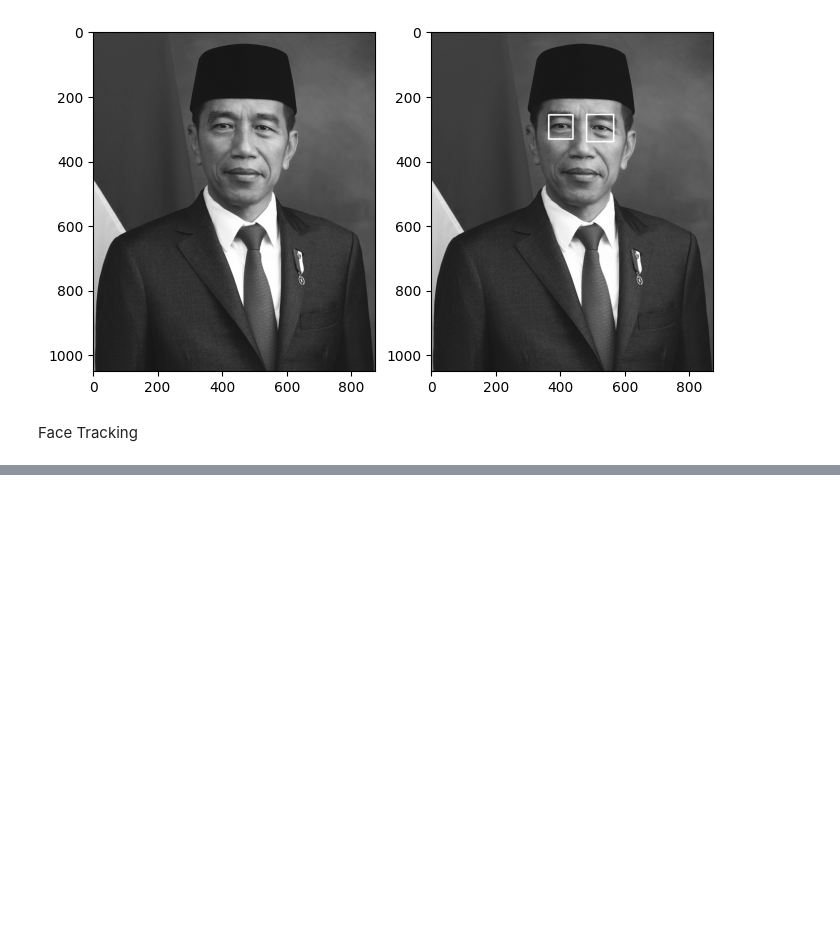
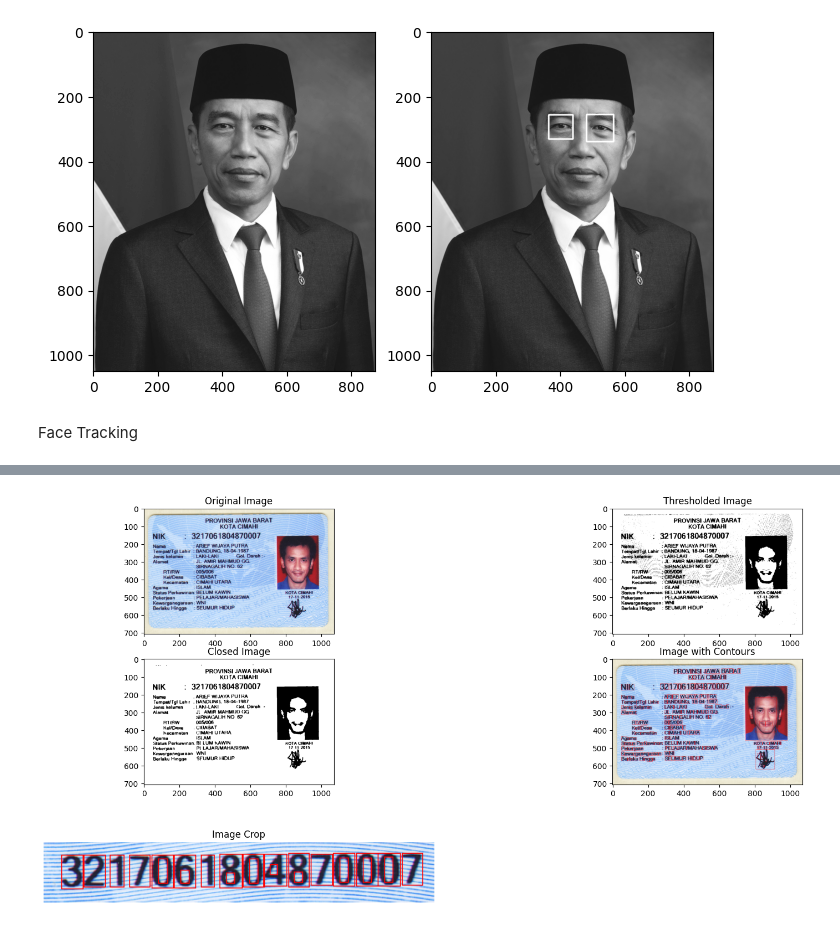
Before and after one commit to Lian2041720257/PVCK_2023, a Jupyter notebook: Week12.ipynb, the cells around one changed output, grey strips where cells are left out. Saved outputs shown, nothing was run; the diff lists cells and outputs as text; code cells hidden in the pictures; blank space fills up the shorter version.

```diff
--- a/Week12.ipynb
+++ b/Week12.ipynb
@@ -256,0 +351,91 @@ detect_faces('captured_photo.jpg')
+# %%
+import cv2
+from google.colab.patches import cv2_imshow
+import matplotlib.pyplot as plt
+import pytesseract
+import numpy as np
+
+ktp = cv2.imread('/content/drive/MyDrive/PCVK/KTP_More/ktp2.png')
+
+# Convert the image to grayscale for edge detection
+gray = cv2.cvtColor(ktp, cv2.COLOR_BGR2GRAY)
+
+# Thresholding to create a binary image
+ret, thresholded = cv2.threshold(gray, 127, 255, cv2.THRESH_BINARY)
+
+
+# Closing to fill gaps between characters
+kernel_closing = cv2.getStructuringElement(cv2.MORPH_RECT, (3, 3))
+closed = cv2.morphologyEx(thresholded, cv2.MORPH_CLOSE, kernel_closing)
+
+# Find contours in the closed image
+contours, hierarchy = cv2.findContours(closed, cv2.RETR_CCOMP, cv2.CHAIN_APPROX_SIMPLE)
+
+# Draw contours on a separate image
+contour_image = ktp.copy()
+for cnt in contours:
+    x, y, w, h = cv2.boundingRect(cnt)
+    ras = format(w / h, '.2f')
+    if h >= 40 and w >= 10 and float(ras) <= 1:
+      cv2.rectangle(contour_image, (x, y), (x + w, y + h), (0, 0, 255), thickness=1)
+    elif h >= 10 and w >= 6 and float(ras) <= 6:
+      cv2.rectangle(contour_image, (x, y), (x + w, y + h), (0, 0, 255), thickness=1)
+    elif h >= 15 and w >= 6 and float(ras) <= 7:
+      cv2.rectangle(contour_image, (x, y), (x + w, y + h), (0, 0, 255), thickness=1)
+
+# Crop image
+crop_image = contour_image[125:190, 250:670]
+
+# Create a subplot with 2 rows and 3 columns
+plt.figure(figsize=(20, 10))
+
+# Original Image
+plt.subplot(3, 2, 1)
+plt.imshow(cv2.cvtColor(ktp, cv2.COLOR_BGR2RGB))
+plt.title('Original Image')
+
+# Thresholded Image
+plt.subplot(3, 2, 2)
+plt.imshow(thresholded, cmap='gray')
+plt.title('Thresholded Image')
+
+# Closed Image
+plt.subplot(3, 2, 3)
+plt.imshow(closed, cmap='gray')
+plt.title('Closed Image')
+
+# Image with Contours
+plt.subplot(3, 2, 4)
+plt.imshow(cv2.cvtColor(contour_image, cv2.COLOR_BGR2RGB))
+plt.title('Image with Contours')
+
+# Image Crop
+plt.subplot(3, 2, 5)
+plt.axis('off')
+plt.imshow(cv2.cvtColor(crop_image, cv2.COLOR_BGR2RGB))
+plt.title('Image Crop')
+
+plt.show()
+
+
+# Mengeluarkan teks pada gambar
+
+# Konversi gambar ke dalam format grayscale
+gray_nik = cv2.cvtColor(crop_image, cv2.COLOR_BGR2GRAY)
+
+# make more clear using closing
+kernel = np.ones((3, 3), np.uint8)
+closing = cv2.morphologyEx(gray_nik, cv2.MORPH_CLOSE, kernel, iterations=1)
+dilate = closing.copy()
+
+# Praproses segmentasi teks menggunakan threshold dinamis
+_, threshold_nik = cv2.threshold(dilate, 0, 255, cv2.THRESH_BINARY + cv2.THRESH_OTSU)
+
+# Contoh segmentasi teks menggunakan pytesseract
+custom_config = r'--oem 3 --psm 6 outputbase digits'
+nik_text = pytesseract.image_to_string(threshold_nik, config=custom_config)
+
+# Tampilkan hasil pengenalan NIK
+print("NIK pada e-KTP: ", nik_text)
+# %% [output]
+[figure, added]
```
Also changed, not shown: parts of 9 cells of this notebook.
